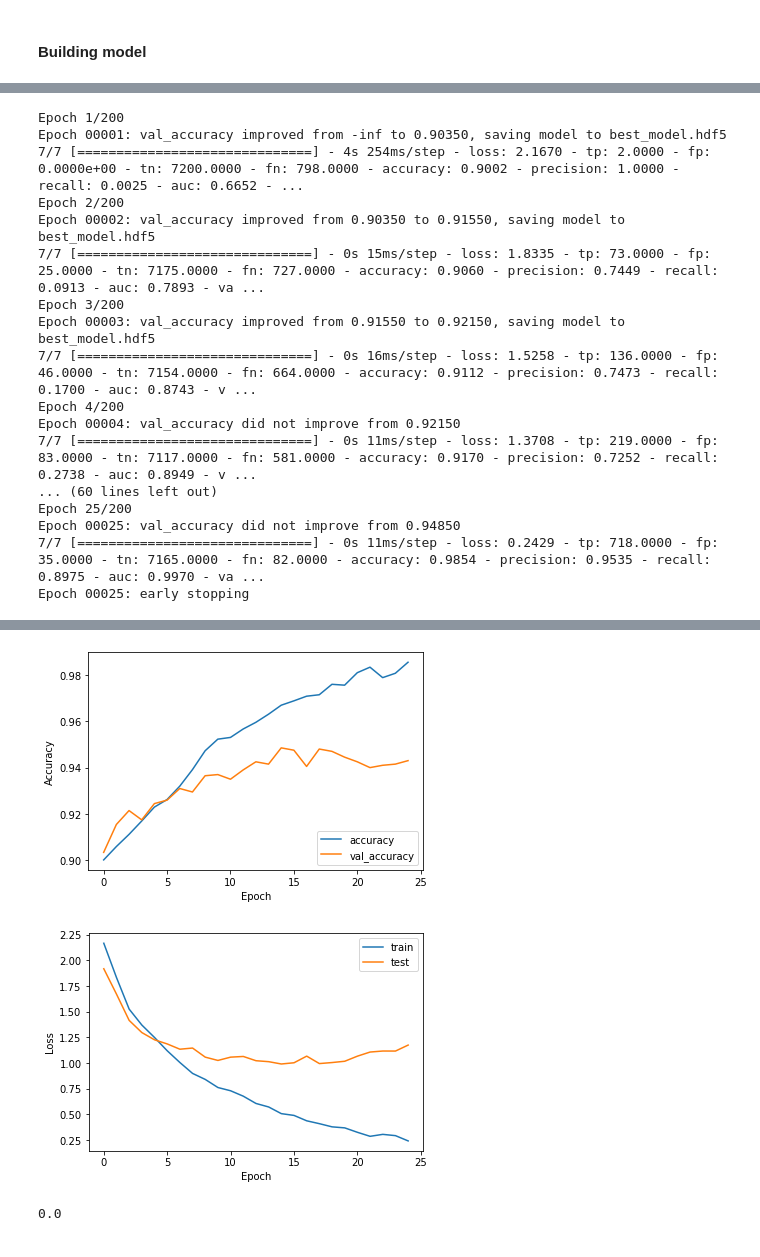
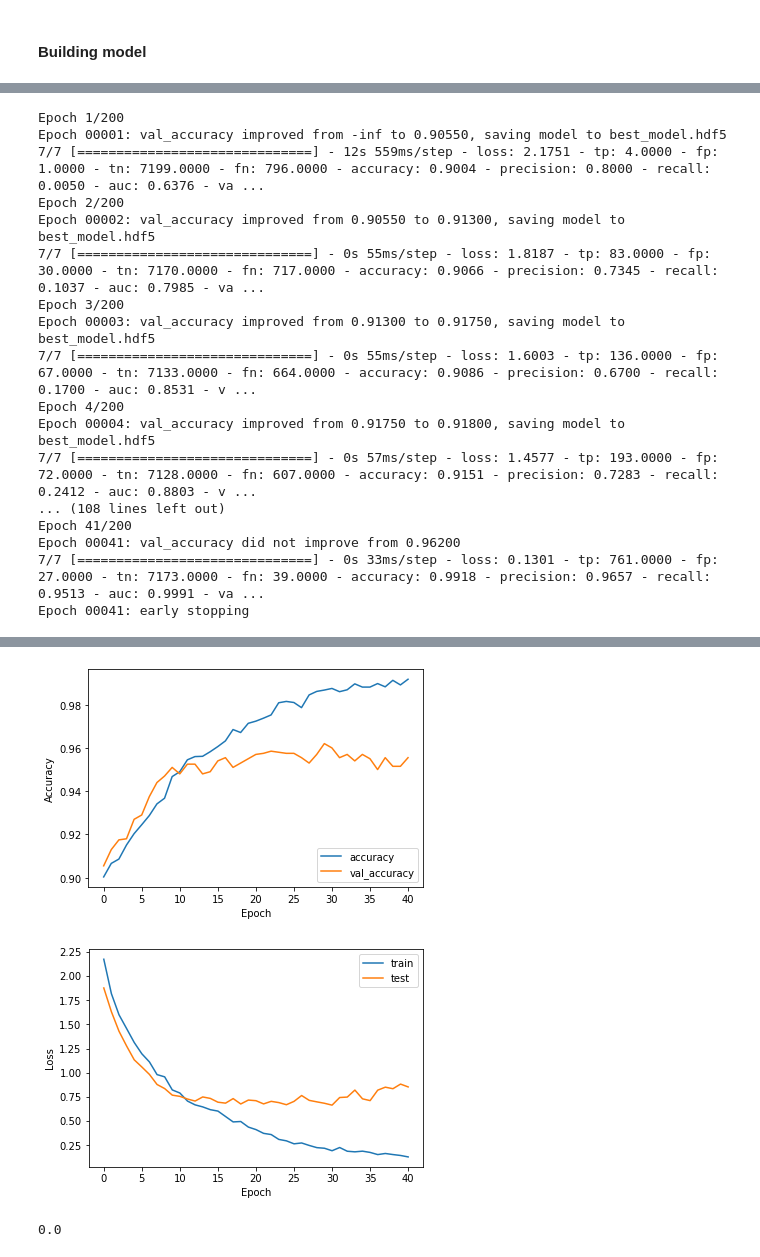
Before and after one commit to ppaszko/um_project, a Jupyter notebook: um_draft.ipynb, the cells around one changed output, grey strips where cells are left out. Drawn from its saved outputs; the diff is of its cells as text; code cells hidden in the pictures.

```diff
--- a/um_draft.ipynb
+++ b/um_draft.ipynb
@@ -192,4 +172,5 @@ array([[1, 0, 0, ..., 0, 0, 0],
 # scaling features
 from sklearn.preprocessing import StandardScaler
 fit = StandardScaler()
-X2 = fit.fit_transform(np.array(X, dtype=float))
+X_train_cnn = fit.fit_transform(np.array(X_train, dtype=float))
+X_test_cnn = fit.fit_transform(np.array(X_test, dtype=float))
@@ -229,7 +192,7 @@ from keras.callbacks import EarlyStopping, ModelCheckpoint
 
 model = Sequential()
 
-model.add(Dense(512,input_shape=(X_train2.shape[1],), activation='relu'))
+model.add(Dense(512,input_shape=(X_train_cnn.shape[1],), activation='relu'))
 model.add(Dropout(0.2))
 
 model.add(Dense(256,activation='relu'))
@@ -286,29 +249,29 @@ model.compile(
 earlystop = EarlyStopping(monitor='val_loss',mode='min',verbose=1,patience=10,min_delta=0.0001)
 modelcheck = ModelCheckpoint('best_model.hdf5',monitor='val_accuracy',verbose=1,save_best_only=True,mode='max')
 # %%
-history = model.fit(X_train2, Y_train2,
-                    validation_data=(x_test2, y_test2),
+history = model.fit(X_train_cnn, y_train_roc,
+                    validation_data=(X_test_cnn, y_test_roc),
                     epochs=200,
                     callbacks=[earlystop,modelcheck],
                     batch_size=128)
 # %% [output]
 Epoch 1/200
-Epoch 00001: val_accuracy improved from -inf to 0.90350, saving model to best_model.hdf5
-7/7 [==============================] - 4s 254ms/step - loss: 2.1670 - tp: 2.0000 - fp: 0.0000e+00 - tn: 7200.0000 - fn: 798.0000 - accuracy: 0.9002 - precision: 1.0000 - recall: 0.0025 - auc: 0.6652 - ...
+Epoch 00001: val_accuracy improved from -inf to 0.90550, saving model to best_model.hdf5
+7/7 [==============================] - 12s 559ms/step - loss: 2.1751 - tp: 4.0000 - fp: 1.0000 - tn: 7199.0000 - fn: 796.0000 - accuracy: 0.9004 - precision: 0.8000 - recall: 0.0050 - auc: 0.6376 - va ...
 Epoch 2/200
-Epoch 00002: val_accuracy improved from 0.90350 to 0.91550, saving model to best_model.hdf5
-7/7 [==============================] - 0s 15ms/step - loss: 1.8335 - tp: 73.0000 - fp: 25.0000 - tn: 7175.0000 - fn: 727.0000 - accuracy: 0.9060 - precision: 0.7449 - recall: 0.0913 - auc: 0.7893 - va ...
+Epoch 00002: val_accuracy improved from 0.90550 to 0.91300, saving model to best_model.hdf5
+7/7 [==============================] - 0s 55ms/step - loss: 1.8187 - tp: 83.0000 - fp: 30.0000 - tn: 7170.0000 - fn: 717.0000 - accuracy: 0.9066 - precision: 0.7345 - recall: 0.1037 - auc: 0.7985 - va ...
 Epoch 3/200
-Epoch 00003: val_accuracy improved from 0.91550 to 0.92150, saving model to best_model.hdf5
-7/7 [==============================] - 0s 16ms/step - loss: 1.5258 - tp: 136.0000 - fp: 46.0000 - tn: 7154.0000 - fn: 664.0000 - accuracy: 0.9112 - precision: 0.7473 - recall: 0.1700 - auc: 0.8743 - v ...
+Epoch 00003: val_accuracy improved from 0.91300 to 0.91750, saving model to best_model.hdf5
+7/7 [==============================] - 0s 55ms/step - loss: 1.6003 - tp: 136.0000 - fp: 67.0000 - tn: 7133.0000 - fn: 664.0000 - accuracy: 0.9086 - precision: 0.6700 - recall: 0.1700 - auc: 0.8531 - v ...
 Epoch 4/200
-Epoch 00004: val_accuracy did not improve from 0.92150
-7/7 [==============================] - 0s 11ms/step - loss: 1.3708 - tp: 219.0000 - fp: 83.0000 - tn: 7117.0000 - fn: 581.0000 - accuracy: 0.9170 - precision: 0.7252 - recall: 0.2738 - auc: 0.8949 - v ...
-... (60 lines left out)
-Epoch 25/200
-Epoch 00025: val_accuracy did not improve from 0.94850
-7/7 [==============================] - 0s 11ms/step - loss: 0.2429 - tp: 718.0000 - fp: 35.0000 - tn: 7165.0000 - fn: 82.0000 - accuracy: 0.9854 - precision: 0.9535 - recall: 0.8975 - auc: 0.9970 - va ...
-Epoch 00025: early stopping
+Epoch 00004: val_accuracy improved from 0.91750 to 0.91800, saving model to best_model.hdf5
+7/7 [==============================] - 0s 57ms/step - loss: 1.4577 - tp: 193.0000 - fp: 72.0000 - tn: 7128.0000 - fn: 607.0000 - accuracy: 0.9151 - precision: 0.7283 - recall: 0.2412 - auc: 0.8803 - v ...
+... (108 lines left out)
+Epoch 41/200
+Epoch 00041: val_accuracy did not improve from 0.96200
+7/7 [==============================] - 0s 33ms/step - loss: 0.1301 - tp: 761.0000 - fp: 27.0000 - tn: 7173.0000 - fn: 39.0000 - accuracy: 0.9918 - precision: 0.9657 - recall: 0.9513 - auc: 0.9991 - va ...
+Epoch 00041: early stopping
 # %%
 # history.history
 # %%
@@ -318,6 +281,6 @@ plt.xlabel('Epoch')
 plt.ylabel('Accuracy')
 plt.legend(loc='lower right')
 
-test_loss, test_tp, test_fp, test_tn, test_fn, test_acc, test_precision, test_recall, test_auc = model.evaluate(x_test2,  y_test2, verbose=2)
-train_loss, train_tp, train_fp, train_tn, train_fn, train_acc, train_precision, train_recall, train_auc = model.evaluate(X_train2,  Y_train2, verbose=2)
+test_loss, test_tp, test_fp, test_tn, test_fn, test_acc, test_precision, test_recall, test_auc = model.evaluate(X_test_cnn,  y_test_roc, verbose=2)
+train_loss, train_tp, train_fp, train_tn, train_fn, train_acc, train_precision, train_recall, train_auc = model.evaluate(X_train_cnn,  y_train_roc, verbose=2)
 # %% [output]
@@ -326,4 +289,4 @@ train_loss, train_tp, train_fp, train_tn, train_fn, train_acc, train_precision,
-[figure, old version]
+[figure, new version]
 # %%
 plt.plot(history.history['loss'], label='train')
 plt.plot(history.history['val_loss'], label='test')
@@ -332,7 +295,7 @@ plt.ylabel('Loss')
 plt.legend()
 plt.show()
 # %% [output]
-[figure, old version]
+[figure, new version]
 # %%
 from sklearn.base import BaseEstimator
 import numpy as np
```
Also changed, not shown: parts of 71 cells of this notebook.
